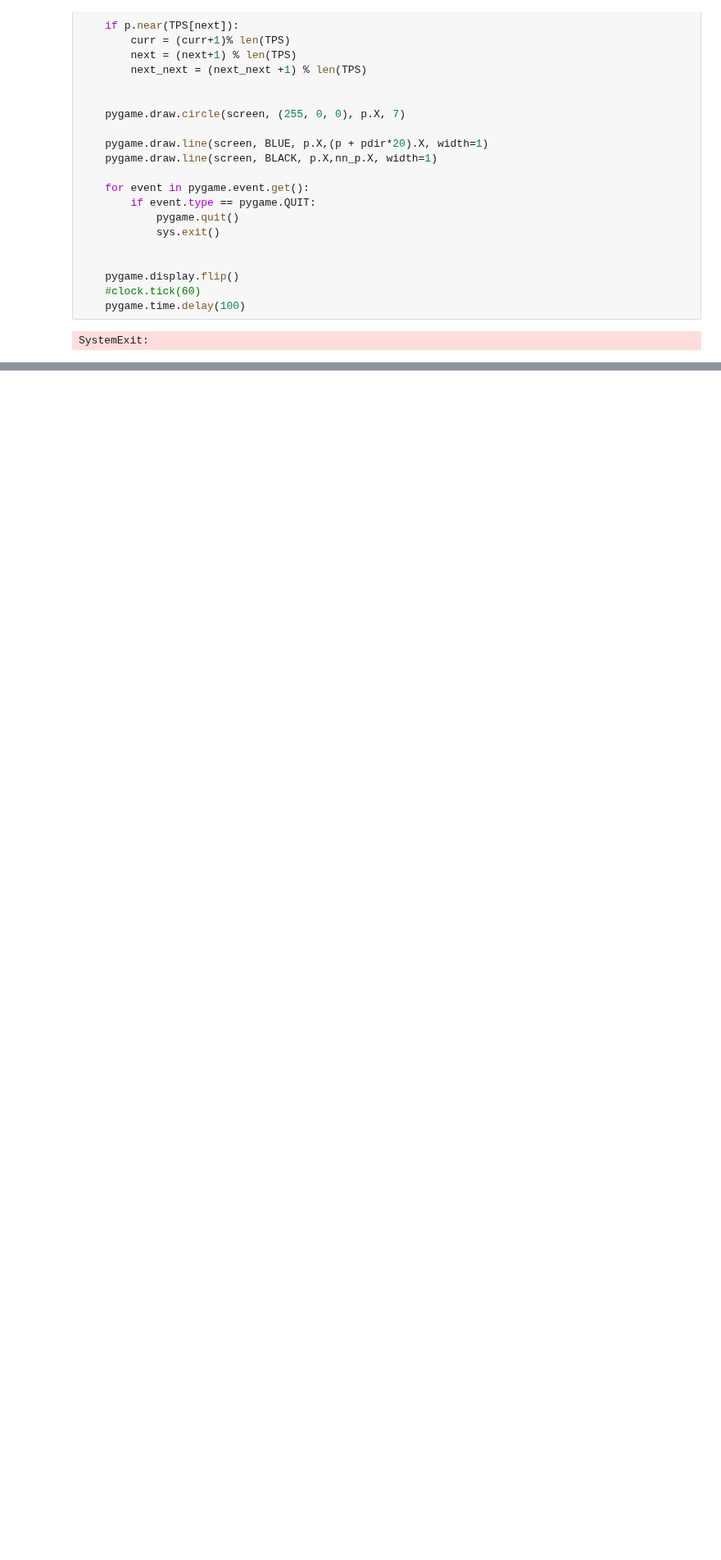
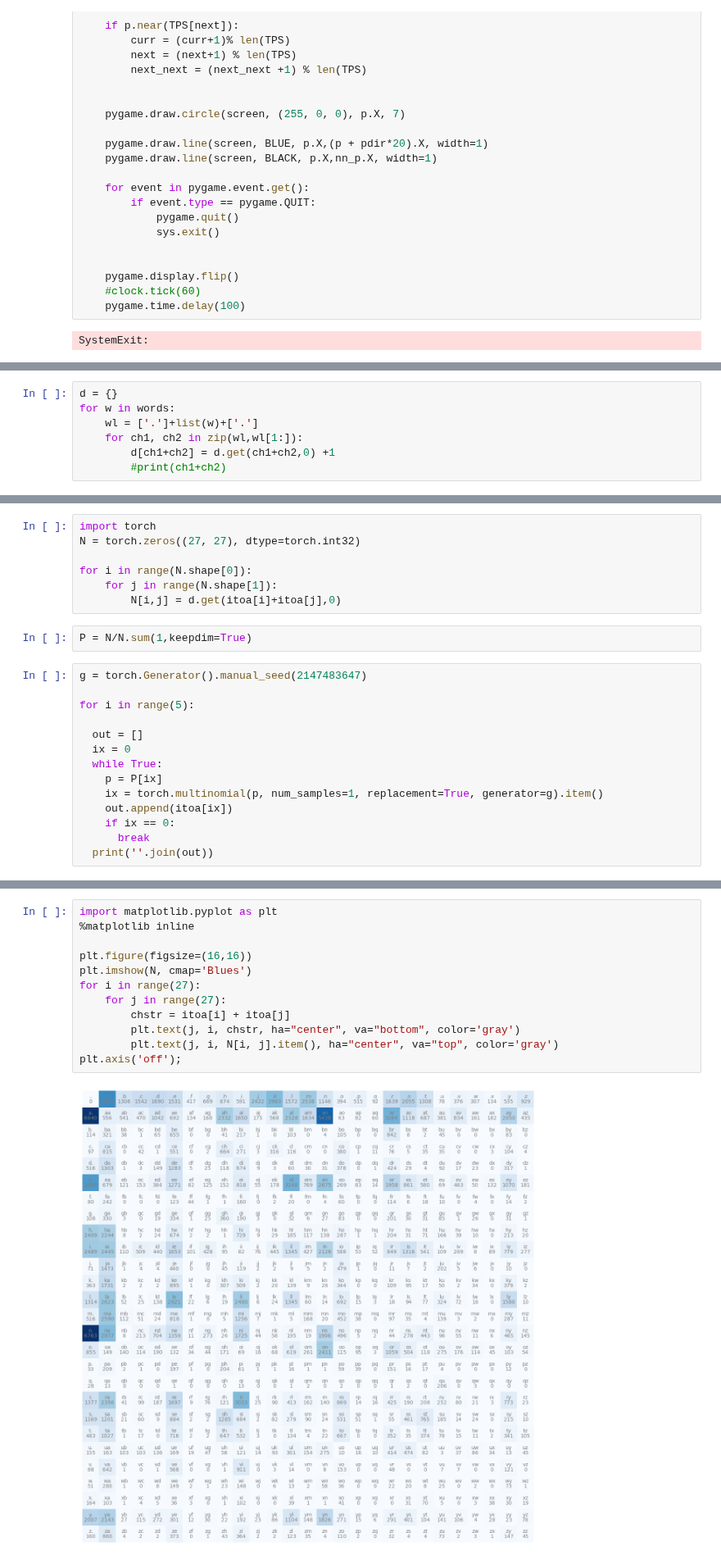
Before and after one commit to tanvirulz/funloop, a Jupyter notebook: sandbox.ipynb, the cells around one changed output, grey strips where cells are left out. Shown at 82% size. Cells and saved outputs as stored; diff of their text form; blank space fills up the shorter version.

```diff
--- a/sandbox.ipynb
+++ b/sandbox.ipynb
@@ -400,0 +420,7 @@ SystemExit:
+# %%
+d = {}
+for w in words:
+    wl = ['.']+list(w)+['.']
+    for ch1, ch2 in zip(wl,wl[1:]):
+        d[ch1+ch2] = d.get(ch1+ch2,0) +1
+        #print(ch1+ch2)
@@ -400,0 +441,23 @@ SystemExit:
+# %%
+import torch
+N = torch.zeros((27, 27), dtype=torch.int32)
+
+for i in range(N.shape[0]):
+    for j in range(N.shape[1]):
+        N[i,j] = d.get(itoa[i]+itoa[j],0)
+# %%
+P = N/N.sum(1,keepdim=True)
+# %%
+g = torch.Generator().manual_seed(2147483647)
+
+for i in range(5):
+
+  out = []
+  ix = 0
+  while True:
+    p = P[ix]
+    ix = torch.multinomial(p, num_samples=1, replacement=True, generator=g).item()
+    out.append(itoa[ix])
+    if ix == 0:
+      break
+  print(''.join(out))
@@ -400,0 +470,14 @@ SystemExit:
+# %%
+import matplotlib.pyplot as plt
+%matplotlib inline
+
+plt.figure(figsize=(16,16))
+plt.imshow(N, cmap='Blues')
+for i in range(27):
+    for j in range(27):
+        chstr = itoa[i] + itoa[j]
+        plt.text(j, i, chstr, ha="center", va="bottom", color='gray')
+        plt.text(j, i, N[i, j].item(), ha="center", va="top", color='gray')
+plt.axis('off');
+# %% [output]
+[figure, added]
```
Also changed, not shown: parts of 8 cells of this notebook.
